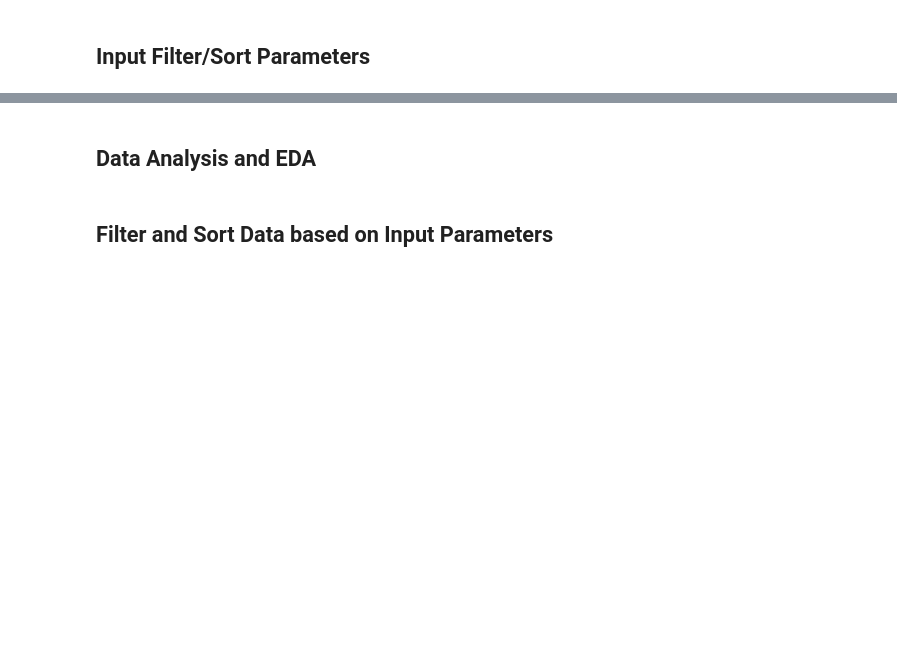
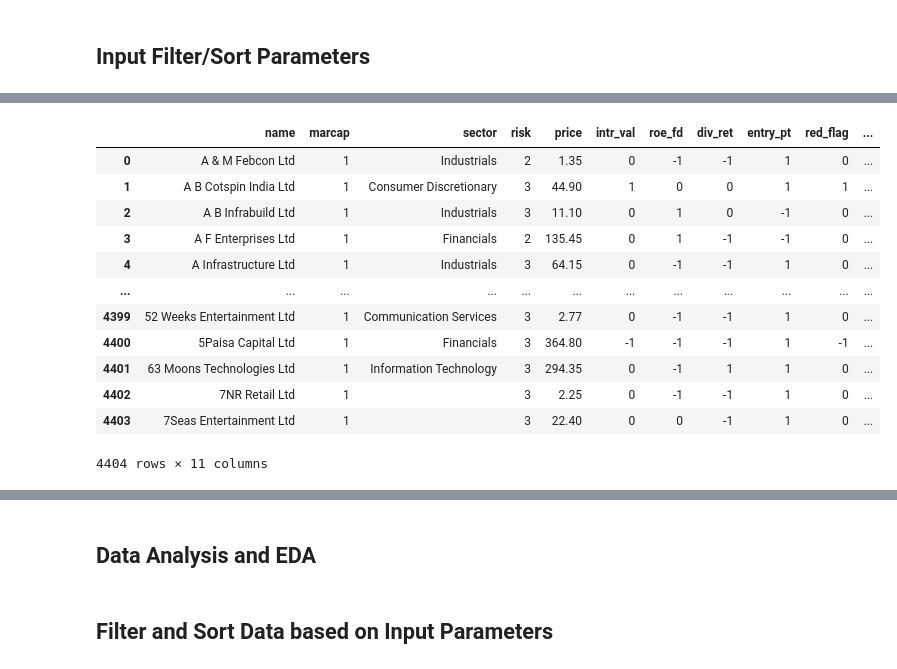
Before and after one commit to mratanusarkar/Web-Scraping-tickertapeIN, a Jupyter notebook: Notebooks/filter_and_sort_tickertapeIN_data.ipynb, the cells around one changed output, grey strips where cells are left out. Cells and saved outputs as stored; diff of their text form; code cells hidden in the pictures; blank space fills up the shorter version.

```diff
--- a/Notebooks/filter_and_sort_tickertapeIN_data.ipynb
+++ b/Notebooks/filter_and_sort_tickertapeIN_data.ipynb
@@ -41,0 +200,8 @@ etfsData[0]
+# %%
+stockDf["marcap"] = stockDf["marcap"].replace('Unknown', '0').replace('Smallcap', '1').replace('Midcap', '2').replace('Largecap', '3').astype(int)
+stockDf["risk"] = stockDf["risk"].replace('Unknown', '0').replace('Low Risk', '1').replace('Moderate Risk', '2').replace('High Risk', '3').astype(int)
+stockDf["intr_val"] = stockDf["intr_val"].replace('negative', '-1').replace('neutral', '0').replace('positive', '1').astype(int)
+stockDf["roe_fd"] = stockDf["roe_fd"].replace('negative', '-1').replace('neutral', '0').replace('positive', '1').astype(int)
+stockDf["div_ret"] = stockDf["div_ret"].replace('negative', '-1').replace('neutral', '0').replace('positive', '1').astype(int)
+stockDf["entry_pt"] = stockDf["entry_pt"].replace('negative', '-1').replace('neutral', '0').replace('positive', '1').astype(int)
+stockDf["red_flag"] = stockDf["intr_val"].replace('negative', '-1').replace('neutral', '0').replace('positive', '1').astype(int)
@@ -41,0 +225,2 @@ etfsData[0]
+# %%
+stockDf["recommend"] = stockDf["recommend"].fillna(value=np.nan).replace('[\%]', '', regex=True).astype(float)
@@ -41,0 +244,19 @@ etfsData[0]
+# %%
+stockDf["price"] = stockDf["price"].replace('[\—,]', '', regex=True).replace('', 'nan').astype(float)
+# %%
+# final dataframe
+stockDf
+# %% [output]
+|  | name | marcap | sector | risk | price | intr_val | roe_fd | div_ret | entry_pt | red_flag | ... |
+| 0 | A & M Febcon Ltd | 1 | Industrials | 2 | 1.35 | 0 | -1 | -1 | 1 | 0 | ... |
+| 1 | A B Cotspin India Ltd | 1 | Consumer Discretionary | 3 | 44.90 | 1 | 0 | 0 | 1 | 1 | ... |
+| 2 | A B Infrabuild Ltd | 1 | Industrials | 3 | 11.10 | 0 | 1 | 0 | -1 | 0 | ... |
+| 3 | A F Enterprises Ltd | 1 | Financials | 2 | 135.45 | 0 | 1 | -1 | -1 | 0 | ... |
+| 4 | A Infrastructure Ltd | 1 | Industrials | 3 | 64.15 | 0 | -1 | -1 | 1 | 0 | ... |
+| ... | ... | ... | ... | ... | ... | ... | ... | ... | ... | ... | ... |
+| 4399 | 52 Weeks Entertainment Ltd | 1 | Communication Services | 3 | 2.77 | 0 | -1 | -1 | 1 | 0 | ... |
+| 4400 | 5Paisa Capital Ltd | 1 | Financials | 3 | 364.80 | -1 | -1 | -1 | 1 | -1 | ... |
+| 4401 | 63 Moons Technologies Ltd | 1 | Information Technology | 3 | 294.35 | 0 | -1 | 1 | 1 | 0 | ... |
+| 4402 | 7NR Retail Ltd | 1 |  | 3 | 2.25 | 0 | -1 | -1 | 1 | 0 | ... |
+| 4403 | 7Seas Entertainment Ltd | 1 |  | 3 | 22.40 | 0 | 0 | -1 | 1 | 0 | ... |
+4404 rows × 11 columns
```
Also changed, not shown: parts of 15 cells of this notebook.
